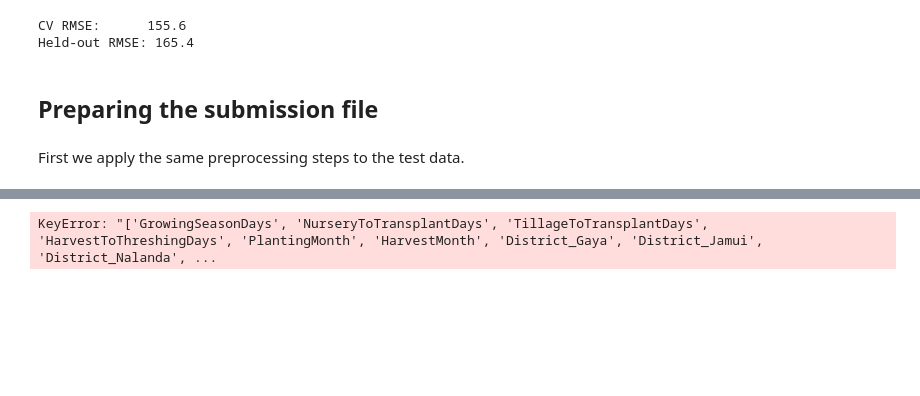
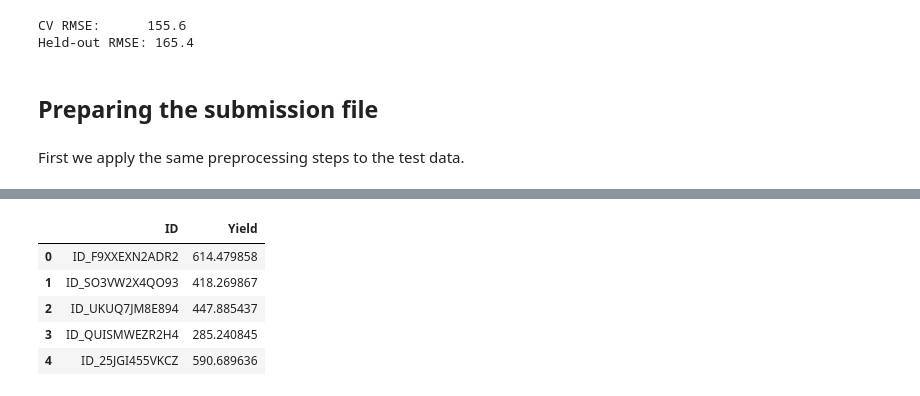
Before and after one commit to WamzMwangi/Digital-Green-Crop-Yield-Prediction, a Jupyter notebook: main.ipynb, the cells around one changed output, grey strips where cells are left out. Saved outputs shown, nothing was run; the diff lists cells and outputs as text; code cells hidden in the pictures; blank space fills up the shorter version.

```diff
--- a/main.ipynb
+++ b/main.ipynb
@@ -669,11 +708,42 @@ with open('yield_predict.pkl', 'rb') as file:
+# %%
+#feature engineering on the test data
+test_data['GrowingSeasonDays'] = (test_data['Harv_date'] - test_data['SeedingSowingTransplanting']).dt.days
+test_data['NurseryToTransplantDays'] = (test_data['SeedingSowingTransplanting'] - test_data['RcNursEstDate']).dt.days
+test_data['TillageToTransplantDays'] = (test_data['SeedingSowingTransplanting'] - test_data['CropTillageDate']).dt.days
+test_data['HarvestToThreshingDays']  = (test_data['Threshing_date'] - test_data['Harv_date']).dt.days
+test_data['PlantingMonth'] = test_data['SeedingSowingTransplanting'].dt.month
+test_data['HarvestMonth']  = test_data['Harv_date'].dt.month
+# %%
+test_data = test_data.drop(columns=temporal_cols + ['Residue_perc', 'TransDetFactor', 'NursDetFactor'])
+# %%
+num_cols = num_df.drop(columns='Yield').columns
+test_data[num_cols] = test_data[num_cols].fillna(num_df[num_cols].median())
+
+cat_cols = low_cardinality_cols + high_cardinality_cols
+test_data[cat_cols] = test_data[cat_cols].fillna(cat_df[cat_cols].mode().iloc[0])
+# %%
+#the encoding layer
+
+test_encoded = pd.DataFrame(
+    ohe.transform(test_data[low_cardinality_cols].astype(str)),
+    columns=ohe.get_feature_names_out(low_cardinality_cols))
+
+test_df = pd.concat([test_data[num_cols].reset_index(drop=True),
+                     test_encoded,
+                     test_data[high_cardinality_cols].reset_index(drop=True)], axis=1)
+test_df = test_df[X.columns]
 # %%
-test_df= test_data[X.columns]
 preds = model.predict(test_df.fillna(0))
 
 # Create submisiion file to be uploaded to Zindi for scoring
 sub = pd.DataFrame({'ID': test_data.ID, 'Yield': preds})
 sub.to_csv('BenchmarkSubmission.csv', index = False)
 
 sub.head()
 # %% [output]
-KeyError: "['GrowingSeasonDays', 'NurseryToTransplantDays', 'TillageToTransplantDays', 'HarvestToThreshingDays', 'PlantingMonth', 'HarvestMonth', 'District_Gaya', 'District_Jamui', 'District_Nalanda', ...
+|  | ID | Yield |
+| 0 | ID_F9XXEXN2ADR2 | 614.479858 |
+| 1 | ID_SO3VW2X4QO93 | 418.269867 |
+| 2 | ID_UKUQ7JM8E894 | 447.885437 |
+| 3 | ID_QUISMWEZR2H4 | 285.240845 |
+| 4 | ID_25JGI455VKCZ | 590.689636 |
```
Also changed, not shown: parts of 5 cells of this notebook, 1 other file.
